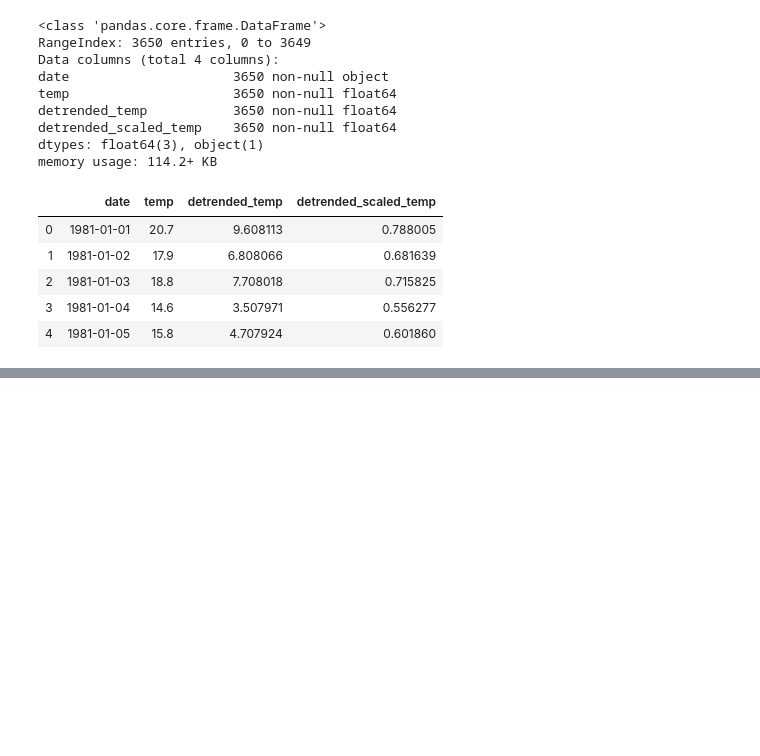
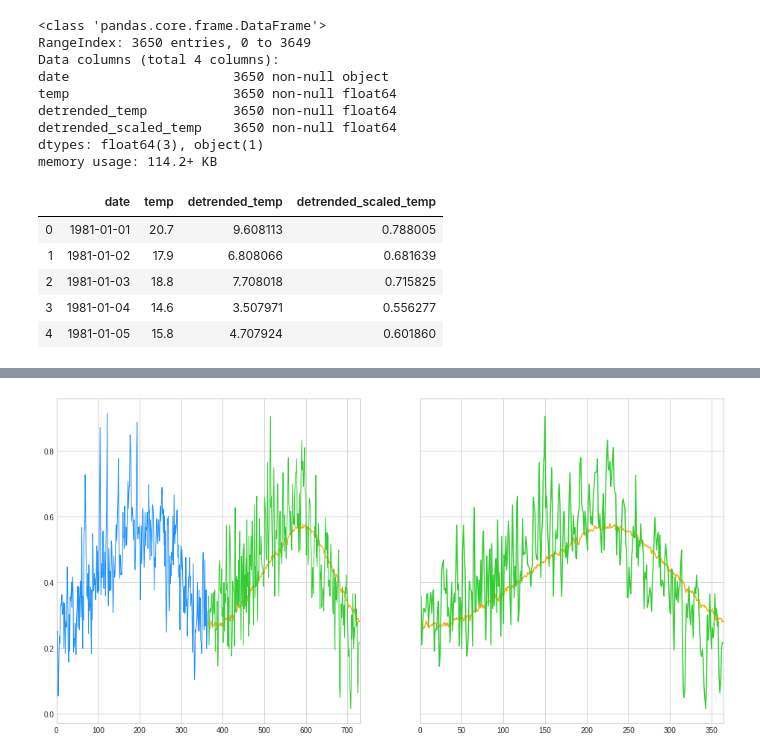
Before and after one commit to nickbuker/time_series_rnn, a Jupyter notebook: notebooks/01_fit_rnn.ipynb, the cells around one changed output, grey strips where cells are left out. Drawn from its saved outputs; the diff is of its cells as text; code cells hidden in the pictures; blank space fills up the shorter version.

```diff
--- a/notebooks/01_fit_rnn.ipynb
+++ b/notebooks/01_fit_rnn.ipynb
@@ -152,0 +85,4 @@ plot_rnn_output(x_test, y_test, 700)
+# %%
+plot_rnn_output(test_data_in, test_data_out, 200, model)
+# %% [output]
+[figure, added]
```
Also changed, not shown: parts of 21 cells of this notebook, 2 other files.
